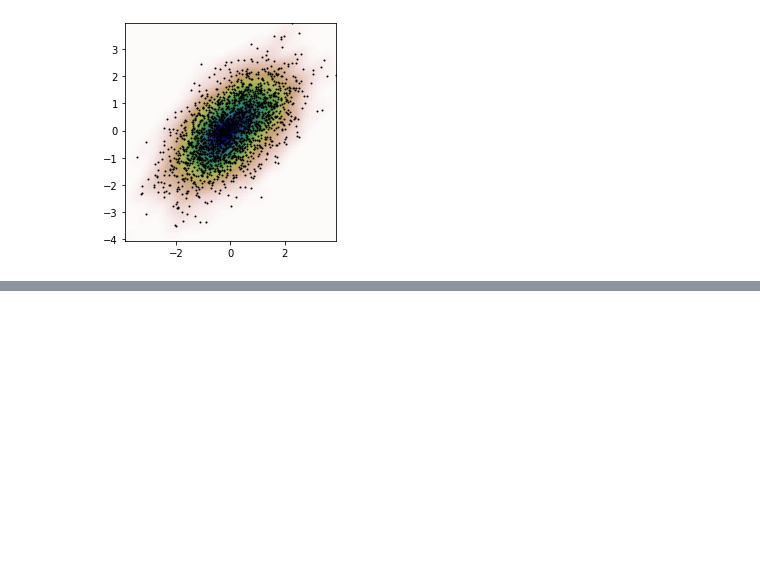
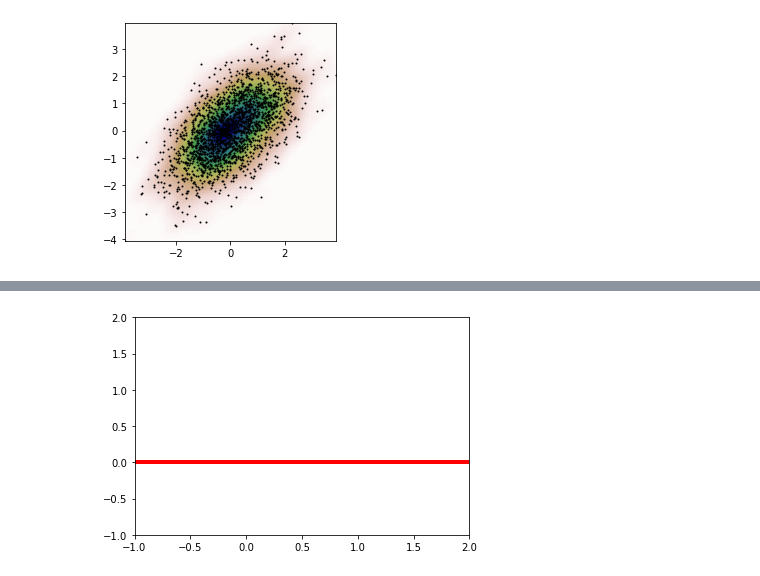
Before and after one commit to biolchen/biologistLearningPython, a Jupyter notebook: matplotlib/00-Basics/subplot.ipynb, the cells around one changed output, grey strips where cells are left out. Saved outputs shown, nothing was run; the diff lists cells and outputs as text; code cells hidden in the pictures; blank space fills up the shorter version.

```diff
--- a/matplotlib/00-Basics/subplot.ipynb
+++ b/matplotlib/00-Basics/subplot.ipynb
@@ -389,0 +397,8 @@ plt.show()
+# %%
+
+# draw a thick red hline at y=0 that spans the xrange
+l = plt.axhline(linewidth=4, color='r')
+plt.axis([-1, 2, -1, 2])
+plt.show()
+# %% [output]
+[figure, added]
```
Also changed, not shown: parts of 17 cells of this notebook, 13 other files.
